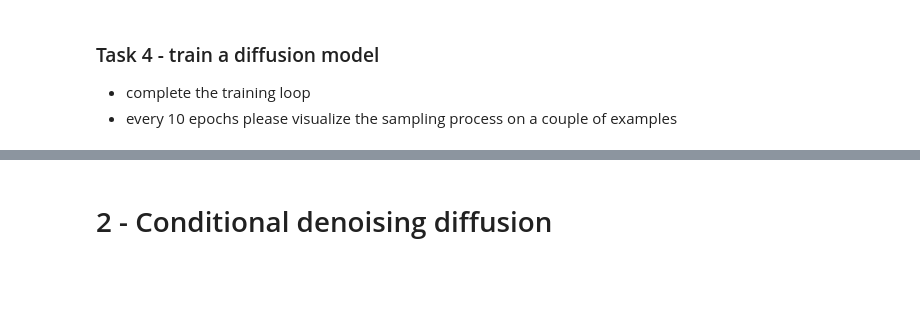
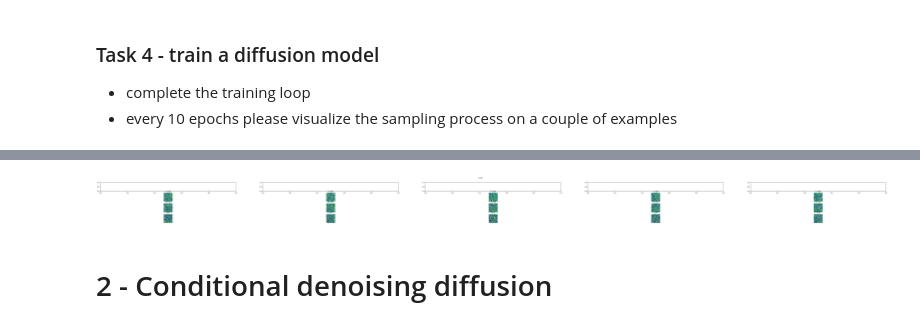
Before and after one commit to Nauteirius/wzum-24, a Jupyter notebook: lab6_diffusion.ipynb, the cells around one changed output, grey strips where cells are left out. Saved outputs shown, nothing was run; the diff lists cells and outputs as text; code cells hidden in the pictures; blank space fills up the shorter version.

```diff
--- a/lab6_diffusion.ipynb
+++ b/lab6_diffusion.ipynb
@@ -276,10 +292,10 @@ class MNISTUNet(nn.Module):
         middle = self.middle(enc3)
 
         dec3 = self.decoder3(middle)
-        dec2 = self.decoder2(dec3 + enc3)  # Skip connection
-        dec1 = self.decoder1(dec2 + enc2)  # Skip connection
+        dec2 = self.decoder2(dec3)  # Skip connection
+        dec1 = self.decoder1(dec2)  # Skip connection
 
-        out = self.final(dec1 + enc1)  # Skip connection
+        out = self.final(dec1)  # Skip connection
 
         return out
 
@@ -287,0 +380,14 @@ model = MNISTUNet()
+# %%
+
+import torchvision.models as models
+class MNISTUNet(nn.Module):
+    def __init__(self):
+        super(MNISTUNet, self).__init__()
+
+        self.unet = models.segmentation.deeplabv3_resnet50(pretrained=False, progress=True, num_classes=1)
+
+    def forward(self, x):
+        return self.unet(x)['out']
+
+# Create an instance of your MNISTUNet model
+model = MNISTUNet()
@@ -436,3 +601,7 @@ RuntimeError: The size of tensor a (6) must match the size of tensor b (3) at no
+# %%
+train_ddpm(diffusion, optim, num_epochs=10)
+# %% [output]
+[figure, added]
 # %% [markdown]
 # 2 - Conditional denoising diffusion
 # %% [markdown]
```
Also changed, not shown: parts of 14 cells of this notebook.
